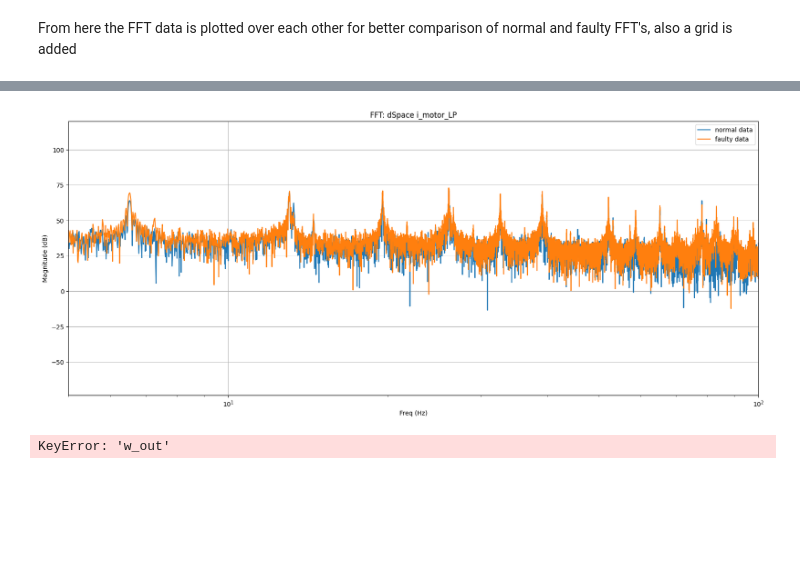
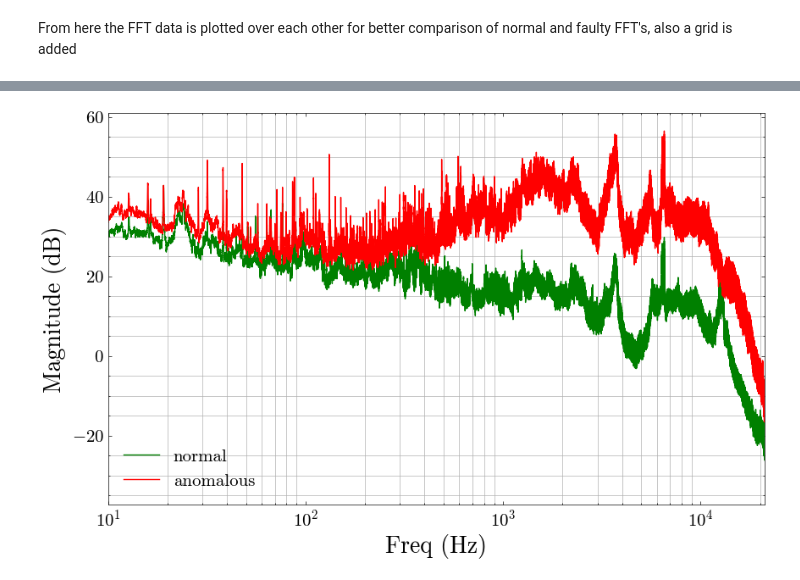
Before and after one commit to FlyingFish760/5ARIP10, a Jupyter notebook: FFT.ipynb, the cells around one changed output, grey strips where cells are left out. Drawn from its saved outputs; the diff is of its cells as text; code cells hidden in the pictures; blank space fills up the shorter version.

```diff
--- a/FFT.ipynb
+++ b/FFT.ipynb
@@ -7,6 +8,9 @@ from pylab import *
 import os
 from HD_Model_NEW.HD_DataLoader import *
 # %%
+# figure folder path
+fig_folder = r'C:\Users\piete\OneDrive\Documents\MSc\Q3\5ARIP10\FinalReport\FFTfigures'
+
 dir_data = os.path.join(os.getcwd(), 'HD_Model_NEW', 'HD_data')
 HD_object = HD(data_path=dir_data)
 data = HD_object.generate_database()
@@ -217,31 +193,41 @@ plt.show()
-# %%
-sensortype = 'dSpace'
-# if you want the motor speed set selection to 'speed_motor' in stead of 'w_out'
-selection = 'i_motor_LP'
-fs = 2048
-
-
-concat_normal, concat_faulty = get_concat_sensor(sensortype, selection)
-freq1, X_db1 = make_fft(concat_normal, fs)
-freq2, X_db2 = make_fft(concat_faulty, fs)
-
-plt.figure(figsize = (20, 8))
-plt.semilogx(freq1, X_db1, label = "normal data")
-plt.semilogx(freq2, X_db2, label = "faulty data")
-plt.xlabel('Freq (Hz)')
-plt.ylabel('Magnitude (dB)')
-xlim((5, 100))
-plt.legend()
-plt.grid()
-plt.title('FFT:' + ' ' + sensortype + ' ' +  selection)
-plt.show()
-
-# 1: use a hanning window
-# 2: plot the mic data in the domain of 20-20kHz
-# 3: motivate the inputs for the neural network by using the fft data
-# %% [output]
-[figure, removed]
-# %%
-data[1]['dSpace']['w_out']
-# %% [output]
-KeyError: 'w_out'
+# %%
+# Adjust the plotsettings in this code:
+fontsize = 20
+ticksize = 15
+plt.style.use('science')
+# set the visiblity to bright
+params = {  "xtick.color" : "black",
+            "ytick.color" : "black",
+            "axes.labelsize": ticksize,
+            "axes.labelcolor": "black",
+            "font.size": fontsize,
+            "text.usetex": False}
+plt.rcParams.update(params)
+# %%
+sensortype = 'Microphone'
+selection = 'Data'
+fs = 44100
+concat_normal, concat_faulty = get_concat_sensor(sensortype, selection)
+freq1, X_db1 = make_fft(concat_normal, fs)
+freq2, X_db2 = make_fft(concat_faulty, fs)
+freq3, X_db3 = make_fft_moving_mean(concat_normal, fs)
+freq4, X_db4 = make_fft_moving_mean(concat_faulty, fs)
+# %%
+file_path1 = os.path.join(fig_folder, 'FFT_mic.eps')
+plt.figure(figsize = (10, 6))
+# plt.semilogx(freq1, X_db1, label = "normal data")
+# plt.semilogx(freq2, X_db2, label = "faulty data")
+plt.semilogx(freq3, X_db3, label = "normal", color = 'green')
+plt.semilogx(freq4, X_db4, label = "anomalous", color = 'red')
+plt.xlabel('Freq (Hz)', fontdict={'fontsize': fontsize})
+plt.ylabel('Magnitude (dB)', fontdict={'fontsize': fontsize})
+xlim((10, 21000))
+plt.xticks(fontsize = ticksize)
+plt.yticks(fontsize = ticksize)
+plt.legend(fontsize = ticksize, loc = 'lower left')
+plt.grid(True, which='minor')
+# plt.title('FFT:'+ ' ' + 'microphone', fontdict={'fontsize': fontsize})
+plt.savefig(file_path1, format='eps')
+plt.show()
+# %% [output]
+[figure, added]
```
Also changed, not shown: parts of 15 cells of this notebook, 5 other files.
